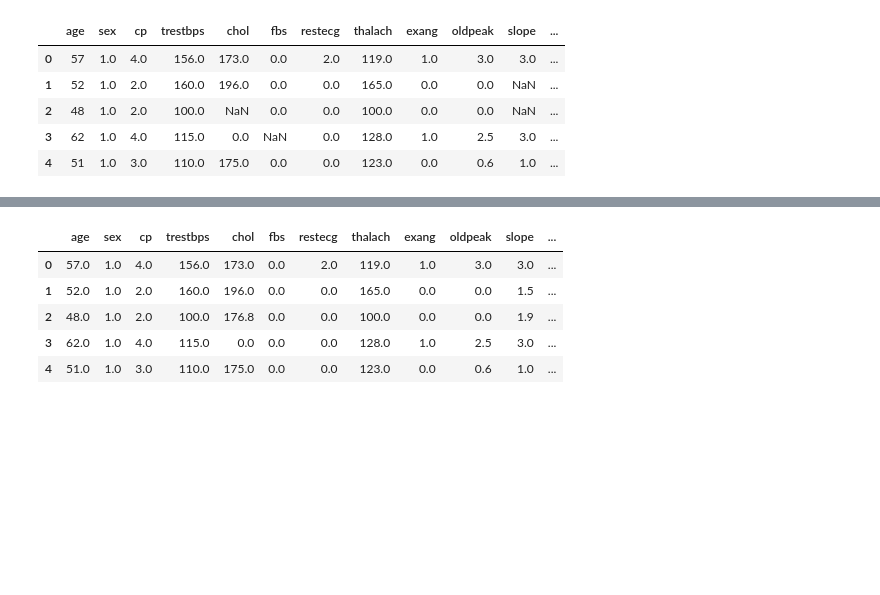
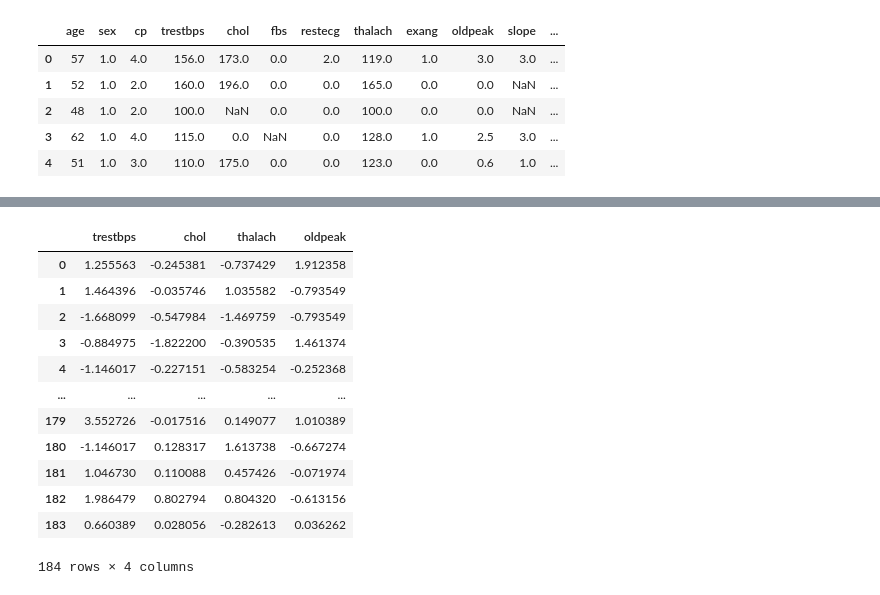
Before and after one commit to emartgo/mdata_dp3, a Jupyter notebook: 01_dp3_EDA/dp3_EDA.ipynb, the cells around one changed output, grey strips where cells are left out. Saved outputs shown, nothing was run; the diff lists cells and outputs as text; code cells hidden in the pictures; blank space fills up the shorter version.

```diff
--- a/01_dp3_EDA/dp3_EDA.ipynb
+++ b/01_dp3_EDA/dp3_EDA.ipynb
@@ -333,8 +355,8 @@ memory usage: 39.7 KB
 # %%
 data_test = pd.read_csv('/Users/emart/Documents/GitHub/mdata_dp3/data/test.csv')
 
-columns_train = data_test.columns
-for column in columns_train:
+columns_test = data_test.columns
+for column in columns_test:
     """ Si el valor de la columna es '?', se reemplaza por None. Después, se convierte el tipo de dato a float. """
     data_test[column] = data_test[column].replace('?', None)
     data_test[column] = data_test[column].astype(float)
@@ -362,8 +384,8 @@ data_test['slope'] = data_test['slope'].astype('category')
 data_test['ca'] = data_test['ca'].astype('category')
 data_test['thal'] = data_test['thal'].astype('category')
 
-threshold = len(data_test.columns) - 5
-data_test = data_test.dropna(thresh=threshold)
+# threshold = len(data_test.columns) - 5
+# data_test = data_test.dropna(thresh=threshold)
 
 data_test.info()
 # %% [output]
@@ -434,0 +485,11 @@ data_train_imputed.head()
+# %%
+imputer = KNNImputer(n_neighbors=5)
+scaler = StandardScaler()
+
+num_cols = ['trestbps', 'chol', 'thalach', 'oldpeak']
+X_numeric = data_train[num_cols]
+
+X_imputed = imputer.fit_transform(X_numeric)
+X_scaled = scaler.fit_transform(X_imputed)
+
+X_imputed_df = pd.DataFrame(X_scaled, columns=num_cols)
@@ -435,14 +522,23 @@ data_train_imputed.head()
 # %%
-X_test = data_test
+num_cols_test = ['trestbps', 'chol', 'thalach', 'oldpeak']
+X_test = data_test[num_cols_test]
 
-X_test_imputed = knn_imputer.transform(X_test)
+X_test_imputed = imputer.transform(X_test)
+X_test_scaled = scaler.transform(X_test_imputed)
 
-data_test_imputed = pd.DataFrame(X_test_imputed, columns=X_test.columns)
-data_test_imputed.head()
+data_test_imputed = pd.DataFrame(X_test_scaled, columns=X_test.columns)
+data_test_imputed
 # %% [output]
-|  | age | sex | cp | trestbps | chol | fbs | restecg | thalach | exang | oldpeak | slope | ... |
-| 0 | 57.0 | 1.0 | 4.0 | 156.0 | 173.0 | 0.0 | 2.0 | 119.0 | 1.0 | 3.0 | 3.0 | ... |
-| 1 | 52.0 | 1.0 | 2.0 | 160.0 | 196.0 | 0.0 | 0.0 | 165.0 | 0.0 | 0.0 | 1.5 | ... |
-| 2 | 48.0 | 1.0 | 2.0 | 100.0 | 176.8 | 0.0 | 0.0 | 100.0 | 0.0 | 0.0 | 1.9 | ... |
-| 3 | 62.0 | 1.0 | 4.0 | 115.0 | 0.0 | 0.0 | 0.0 | 128.0 | 1.0 | 2.5 | 3.0 | ... |
-| 4 | 51.0 | 1.0 | 3.0 | 110.0 | 175.0 | 0.0 | 0.0 | 123.0 | 0.0 | 0.6 | 1.0 | ... |
+|  | trestbps | chol | thalach | oldpeak |
+| 0 | 1.255563 | -0.245381 | -0.737429 | 1.912358 |
+| 1 | 1.464396 | -0.035746 | 1.035582 | -0.793549 |
+| 2 | -1.668099 | -0.547984 | -1.469759 | -0.793549 |
+| 3 | -0.884975 | -1.822200 | -0.390535 | 1.461374 |
+| 4 | -1.146017 | -0.227151 | -0.583254 | -0.252368 |
+| ... | ... | ... | ... | ... |
+| 179 | 3.552726 | -0.017516 | 0.149077 | 1.010389 |
+| 180 | -1.146017 | 0.128317 | 1.613738 | -0.667274 |
+| 181 | 1.046730 | 0.110088 | 0.457426 | -0.071974 |
+| 182 | 1.986479 | 0.802794 | 0.804320 | -0.613156 |
+| 183 | 0.660389 | 0.028056 | -0.282613 | 0.036262 |
+184 rows × 4 columns
```
Also changed, not shown: parts of 23 cells of this notebook, 3 other files.
